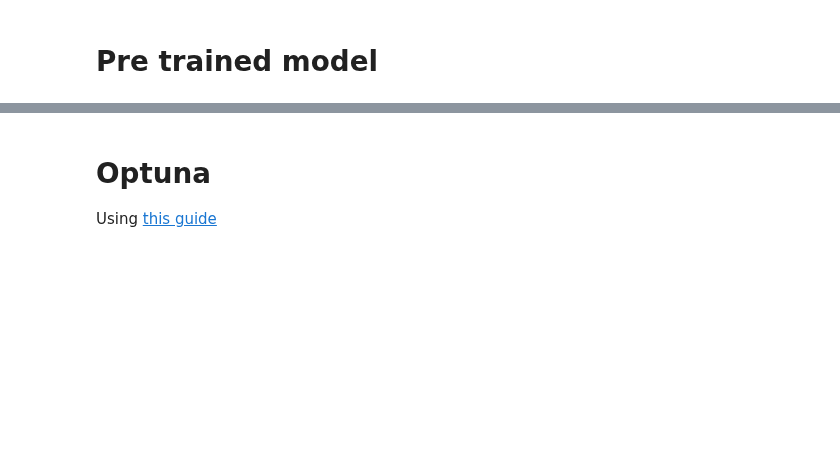
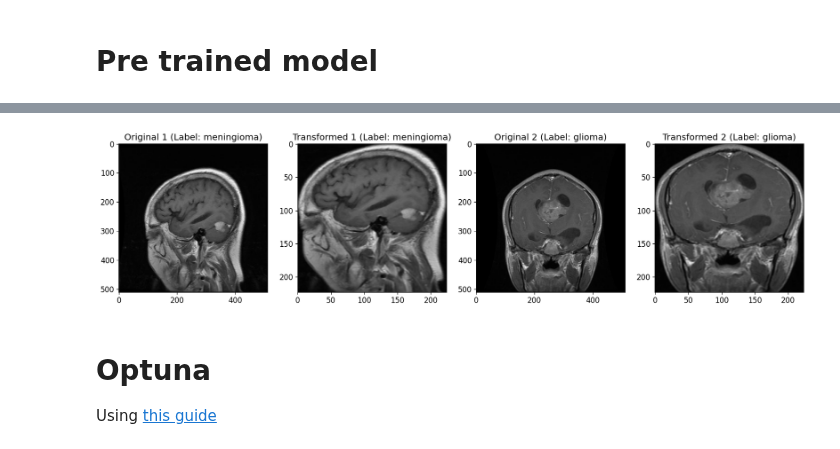
Before and after one commit to Andreas691667/DL24Project, a Jupyter notebook: vit_pretrained.ipynb, the cells around one changed output, grey strips where cells are left out. Cells and saved outputs as stored; diff of their text form; code cells hidden in the pictures; blank space fills up the shorter version.

Commit message:
data for report

```diff
--- a/vit_pretrained.ipynb
+++ b/vit_pretrained.ipynb
@@ -49,3 +129,46 @@ class BrainTumorDataModule(L.LightningDataModule):
+# %%
+# test
+ds = btd.BrainTumorDataset(btd.TRAIN_DATA_PATH)
+
+# get two samples
+img1, label1 = ds[2000] #img1 is a jpeg image
+img2, label2 = ds[1]
+
+label1 = btd.BrainTumorDataset().idx_to_class[label1]
+label2 = btd.BrainTumorDataset().idx_to_class[label2]
+
+# transform the images
+transform = transforms.Compose([
+	transforms.Grayscale(num_output_channels=3),   # convert to 3 channels
+	transforms.ToTensor(),
+	btd.CropImgTransform(),                		   # crop the image
+	transforms.Resize((224, 224)),                 # resize to 224x224
+])
+
+img1_t = transform(img1)
+img2_t = transform(img2)
+
+# show the images before and after transformation using matplotlib in a 1x4 grid
+import matplotlib.pyplot as plt
+# set the figure size
+plt.figure(figsize=(20, 10))
+
+plt.subplot(1, 4, 1)
+plt.imshow(img1)
+plt.title(f'Original 1 (Label: {label1})')
+plt.subplot(1, 4, 2)
+plt.imshow(img1_t.permute(1, 2, 0))
+plt.title(f'Transformed 1 (Label: {label1})')
+plt.subplot(1, 4, 3)
+plt.imshow(img2)
+plt.title(f'Original 2 (Label: {label2})')
+plt.subplot(1, 4, 4)
+plt.imshow(img2_t.permute(1, 2, 0))
+plt.title(f'Transformed 2 (Label: {label2})')
+# set font size
+plt.rcParams.update({'font.size': 14})
+# %% [output]
+[figure, added]
 # %%
 # Define the PyTorch Lightning Module
 class BrainTumorClassifier(L.LightningModule):
```
Also changed, not shown: parts of 8 cells of this notebook, 3 other files.
